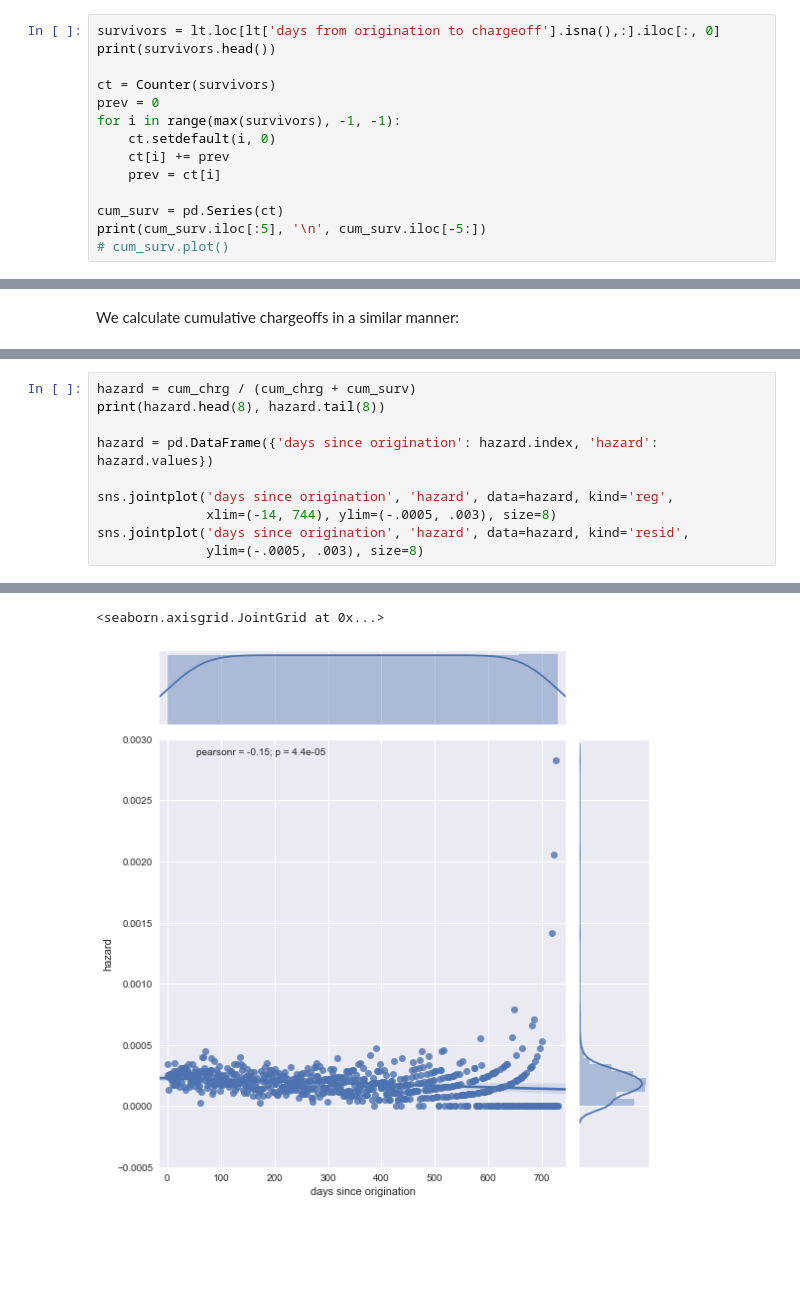
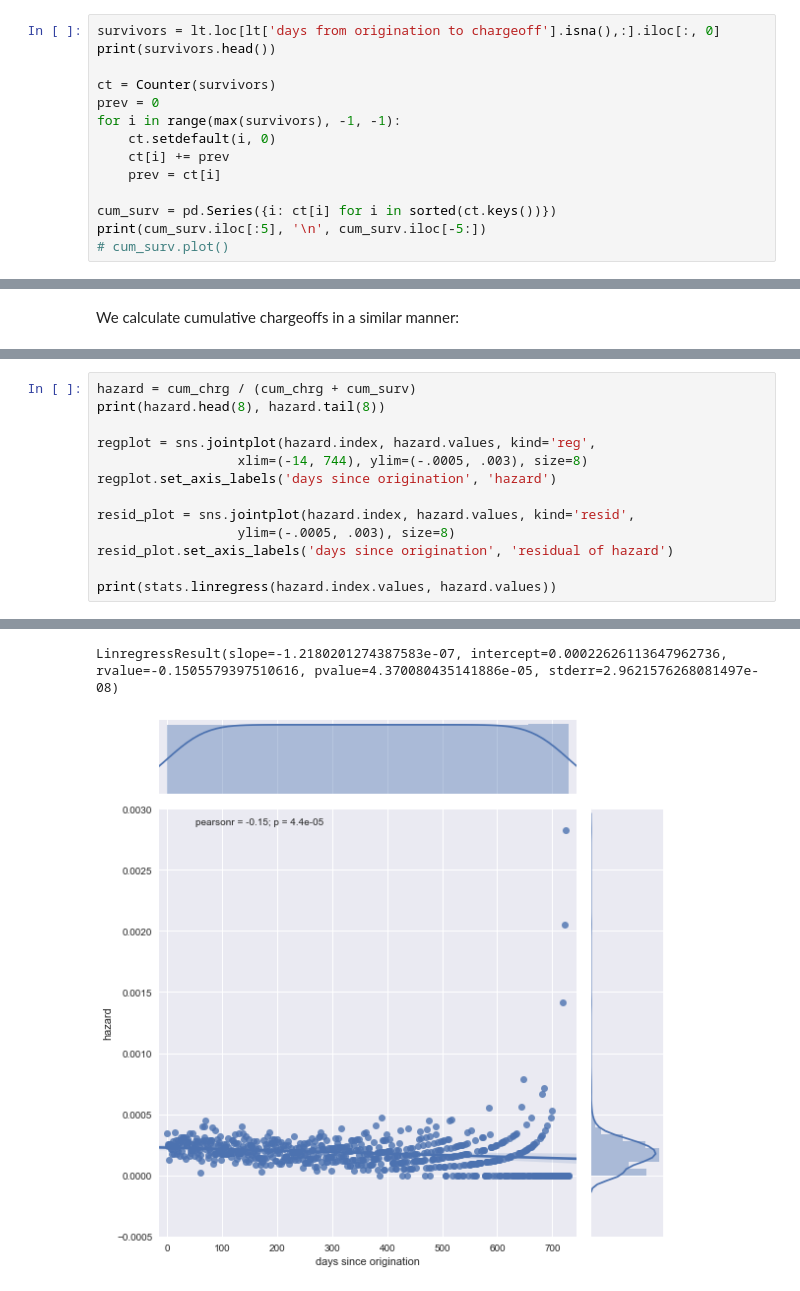
Before and after one commit to welsny/loan-survivorship, a Jupyter notebook: Untitled.ipynb, the cells around one changed output, grey strips where cells are left out. Cells and saved outputs as stored; diff of their text form; blank space fills up the shorter version.

```diff
--- a/Untitled.ipynb
+++ b/Untitled.ipynb
@@ -86,7 +88,7 @@ for i in range(max(survivors), -1, -1):
     ct[i] += prev
     prev = ct[i]
 
-cum_surv = pd.Series(ct)
+cum_surv = pd.Series({i: ct[i] for i in sorted(ct.keys())})
 print(cum_surv.iloc[:5], '\n', cum_surv.iloc[-5:])
 # cum_surv.plot()
 # %% [output]
@@ -145,30 +146,33 @@ dtype: int64
 # %%
 hazard = cum_chrg / (cum_chrg + cum_surv)
 print(hazard.head(8), hazard.tail(8))
 
-hazard = pd.DataFrame({'days since origination': hazard.index, 'hazard': hazard.values})
+regplot = sns.jointplot(hazard.index, hazard.values, kind='reg',
+                  xlim=(-14, 744), ylim=(-.0005, .003), size=8)
+regplot.set_axis_labels('days since origination', 'hazard')
 
-sns.jointplot('days since origination', 'hazard', data=hazard, kind='reg',
-              xlim=(-14, 744), ylim=(-.0005, .003), size=8)
-sns.jointplot('days since origination', 'hazard', data=hazard, kind='resid',
-              ylim=(-.0005, .003), size=8)
+resid_plot = sns.jointplot(hazard.index, hazard.values, kind='resid',
+                  ylim=(-.0005, .003), size=8)
+resid_plot.set_axis_labels('days since origination', 'residual of hazard')
+
+print(stats.linregress(hazard.index.values, hazard.values))
 # %% [output]
 0    0.000343
 1    0.000257
 2    0.000236
 3    0.000129
 4    0.000258
 5    0.000259
 6    0.000259
 7    0.000216
 dtype: float64 723    0.002053
 724    0.000000
 725    0.002825
 726    0.000000
 727    0.000000
 728    0.000000
 729    0.000000
 730    0.000000
 dtype: float64
-<seaborn.axisgrid.JointGrid at 0x...>
+LinregressResult(slope=-1.2180201274387583e-07, intercept=0.00022626113647962736, rvalue=-0.1505579397510616, pvalue=4.370080435141886e-05, stderr=2.9621576268081497e-08)
-[figure, old version]
+[figure, new version]
```
Also changed, not shown: parts of 27 cells of this notebook.
